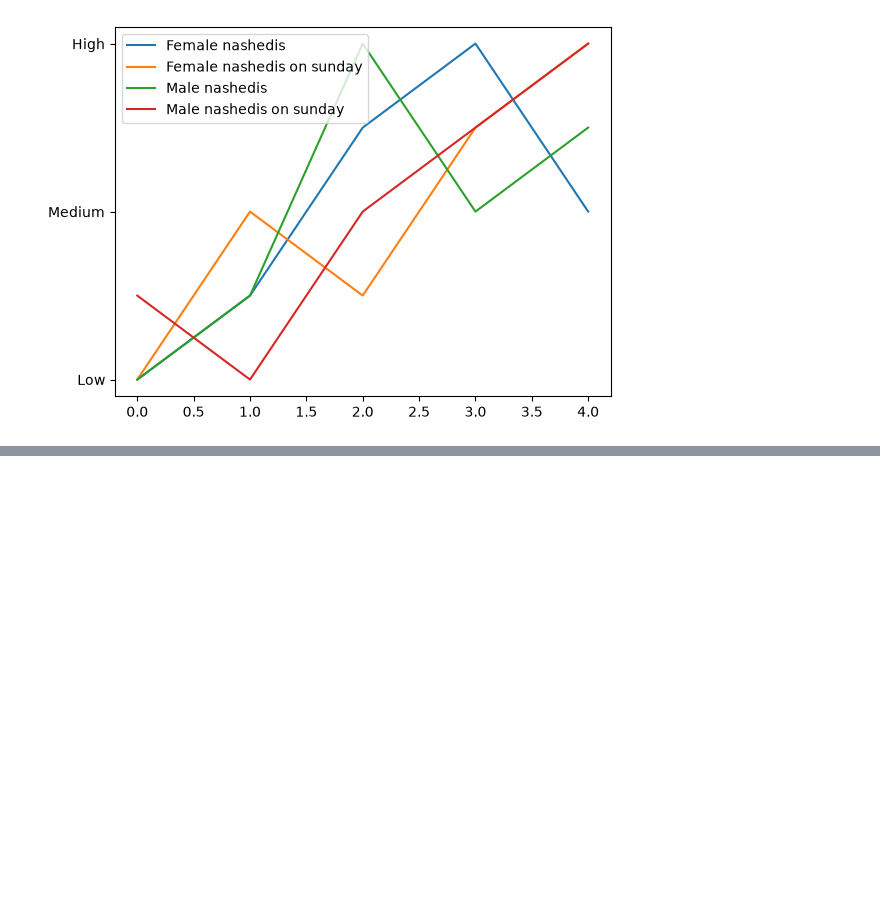
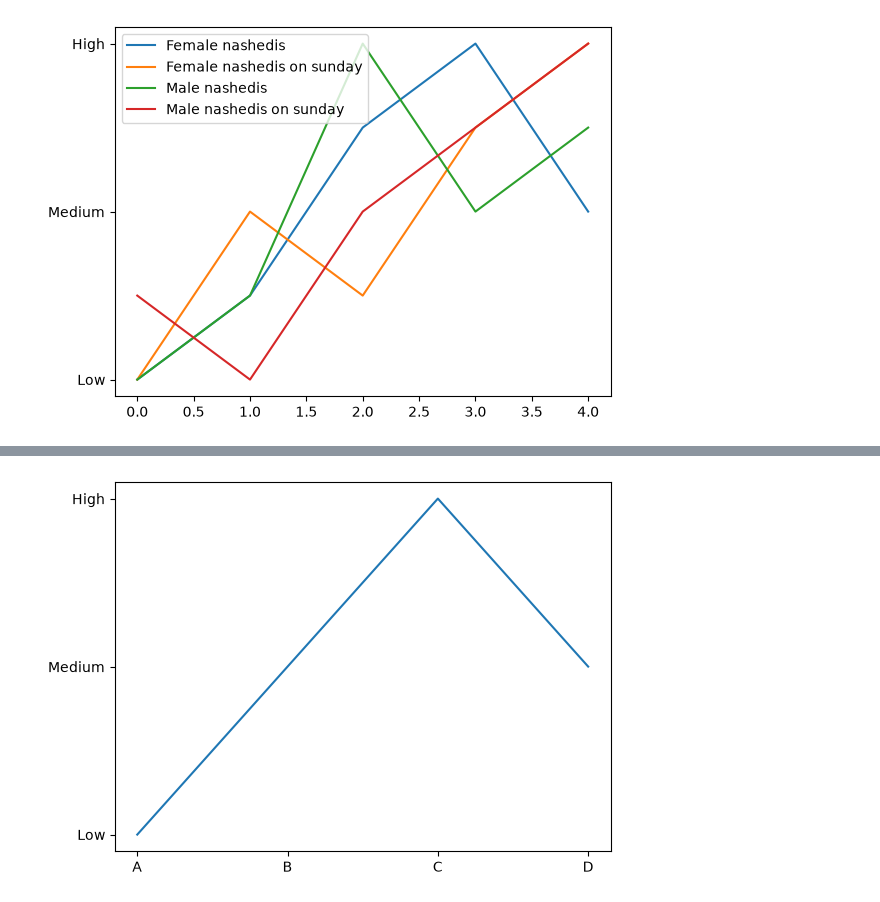
Before and after one commit to Anuragpathak08/Data-Analysis, a Jupyter notebook: 6 matplotlib/m1day01.ipynb, the cells around one changed output, grey strips where cells are left out. Saved outputs shown, nothing was run; the diff lists cells and outputs as text; code cells hidden in the pictures; blank space fills up the shorter version.

```diff
--- a/6 matplotlib/m1day01.ipynb
+++ b/6 matplotlib/m1day01.ipynb
@@ -253,0 +300,12 @@ plt.yticks([1, 3, 5], ['Low', 'Medium', 'High'])
+# %%
+x = [0, 1, 2, 3]
+y = [10, 20, 30, 20]
+
+plt.plot(x, y)
+
+plt.xticks([0, 1, 2, 3], ['A', 'B', 'C', 'D'])
+plt.yticks([10, 20, 30], ['Low', 'Medium', 'High'])
+
+plt.show()
+# %% [output]
+[figure, added]
```
Also changed, not shown: parts of 1 cell of this notebook, 3 other files.
